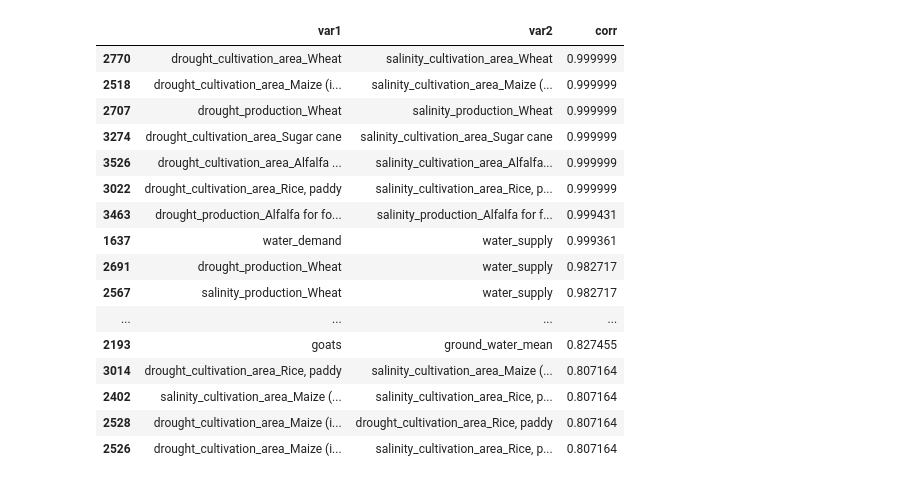
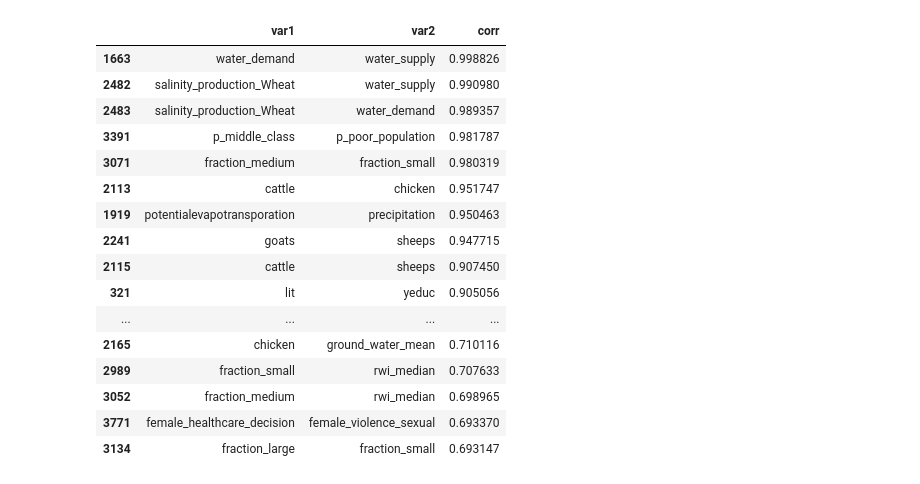
Before and after one commit to Deltares-research/egypt-survey-ml, a Jupyter notebook: notebooks/correlate-appended-survey-data.ipynb, the cells around one changed output. Cells and saved outputs as stored; diff of their text form; code cells hidden in the pictures.

```diff
--- a/notebooks/correlate-appended-survey-data.ipynb
+++ b/notebooks/correlate-appended-survey-data.ipynb
@@ -26,0 +45,3 @@ excel_df = pd.read_excel(excel_path, sheet_name="command_unit")
+# %%
+female_df = survey_df[survey_df['sex_label'] == 'Female']
+male_df = survey_df[survey_df['sex_label'] == 'Male']
@@ -34,6 +79,12 @@ command_units = distribution_df.columns
 
 gov_indices = {
     gov: idx.to_numpy() for gov, idx in survey_df.groupby("NAME1_").groups.items()
+}
+female_gov_indices = {
+    gov: idx.to_numpy() for gov, idx in female_df.groupby("NAME1_").groups.items()
+}
+male_gov_indices = {
+    gov: idx.to_numpy() for gov, idx in male_df.groupby("NAME1_").groups.items()
 }
 
 for gov, idx in gov_indices.items():
@@ -91,4 +217,5 @@ for i in tqdm(range(n_assignments)):
 # %%
-corr_array = np.stack([c.to_numpy() for c in corrs])
+female_corr_array = np.stack([c.to_numpy() for c in female_corrs])
+male_corr_array = np.stack([c.to_numpy() for c in male_corrs])
 
-cols_corr = corrs[0].columns
+cols_corr = female_corrs[0].columns
@@ -95,15 +247,26 @@ cols_corr = corrs[0].columns
 # %%
 # avoid infinities for correlations exactly -1 or 1
-corr_clipped = np.clip(corr_array, -0.999999, 0.999999)
+female_corr_clipped = np.clip(female_corr_array, -0.999999, 0.999999)
+male_corr_clipped = np.clip(male_corr_array, -0.999999, 0.999999)
 
-z_array = np.arctanh(corr_clipped)
+female_z_array = np.arctanh(female_corr_clipped)
+male_z_array = np.arctanh(male_corr_clipped)
 
-mean_z = np.nanmean(z_array, axis=0)
-mean_corr = np.tanh(mean_z)
+female_mean_z = np.nanmean(female_z_array, axis=0)
+male_mean_z = np.nanmean(male_z_array, axis=0)
 
-mean_corr_df = pd.DataFrame(
-    mean_corr,
+female_mean_corr = np.tanh(female_mean_z)
+male_mean_corr = np.tanh(male_mean_z)
+
+female_mean_corr_df = pd.DataFrame(
+    female_mean_corr,
     index=cols_corr,
     columns=cols_corr,
 )
+
+male_mean_corr_df = pd.DataFrame(
+    male_mean_corr,
+    index=cols_corr,
+    columns=cols_corr,
+)
 # %%
@@ -197,26 +429,26 @@ plt.show()
 # %%
-corr_long = mean_corr_df.abs().stack().reset_index()
+female_corr_long = female_mean_corr_df.abs().stack().reset_index()
 
-corr_long.columns = ["var1", "var2", "corr"]
+female_corr_long.columns = ["var1", "var2", "corr"]
 
-corr_long = corr_long[corr_long["var1"] < corr_long["var2"]]
+female_corr_long = female_corr_long[female_corr_long["var1"] < female_corr_long["var2"]]
 
-corr_long.sort_values("corr", ascending=False).head(40)
+female_corr_long.sort_values("corr", ascending=False).head(40)
 # %% [output]
 |  | var1 | var2 | corr |
-| 2770 | drought_cultivation_area_Wheat | salinity_cultivation_area_Wheat | 0.999999 |
-| 2518 | drought_cultivation_area_Maize (i... | salinity_cultivation_area_Maize (... | 0.999999 |
-| 2707 | drought_production_Wheat | salinity_production_Wheat | 0.999999 |
-| 3274 | drought_cultivation_area_Sugar cane | salinity_cultivation_area_Sugar cane | 0.999999 |
-| 3526 | drought_cultivation_area_Alfalfa ... | salinity_cultivation_area_Alfalfa... | 0.999999 |
-| 3022 | drought_cultivation_area_Rice, paddy | salinity_cultivation_area_Rice, p... | 0.999999 |
-| 3463 | drought_production_Alfalfa for fo... | salinity_production_Alfalfa for f... | 0.999431 |
-| 1637 | water_demand | water_supply | 0.999361 |
-| 2691 | drought_production_Wheat | water_supply | 0.982717 |
-| 2567 | salinity_production_Wheat | water_supply | 0.982717 |
+| 1663 | water_demand | water_supply | 0.998826 |
+| 2482 | salinity_production_Wheat | water_supply | 0.990980 |
+| 2483 | salinity_production_Wheat | water_demand | 0.989357 |
+| 3391 | p_middle_class | p_poor_population | 0.981787 |
+| 3071 | fraction_medium | fraction_small | 0.980319 |
+| 2113 | cattle | chicken | 0.951747 |
+| 1919 | potentialevapotransporation | precipitation | 0.950463 |
+| 2241 | goats | sheeps | 0.947715 |
+| 2115 | cattle | sheeps | 0.907450 |
+| 321 | lit | yeduc | 0.905056 |
 | ... | ... | ... | ... |
-| 2193 | goats | ground_water_mean | 0.827455 |
-| 3014 | drought_cultivation_area_Rice, paddy | salinity_cultivation_area_Maize (... | 0.807164 |
-| 2402 | salinity_cultivation_area_Maize (... | salinity_cultivation_area_Rice, p... | 0.807164 |
-| 2528 | drought_cultivation_area_Maize (i... | drought_cultivation_area_Rice, paddy | 0.807164 |
-| 2526 | drought_cultivation_area_Maize (i... | salinity_cultivation_area_Rice, p... | 0.807164 |
+| 2165 | chicken | ground_water_mean | 0.710116 |
+| 2989 | fraction_small | rwi_median | 0.707633 |
+| 3052 | fraction_medium | rwi_median | 0.698965 |
+| 3771 | female_healthcare_decision | female_violence_sexual | 0.693370 |
+| 3134 | fraction_large | fraction_small | 0.693147 |
```
Also changed, not shown: parts of 17 cells of this notebook, 8 other files.
